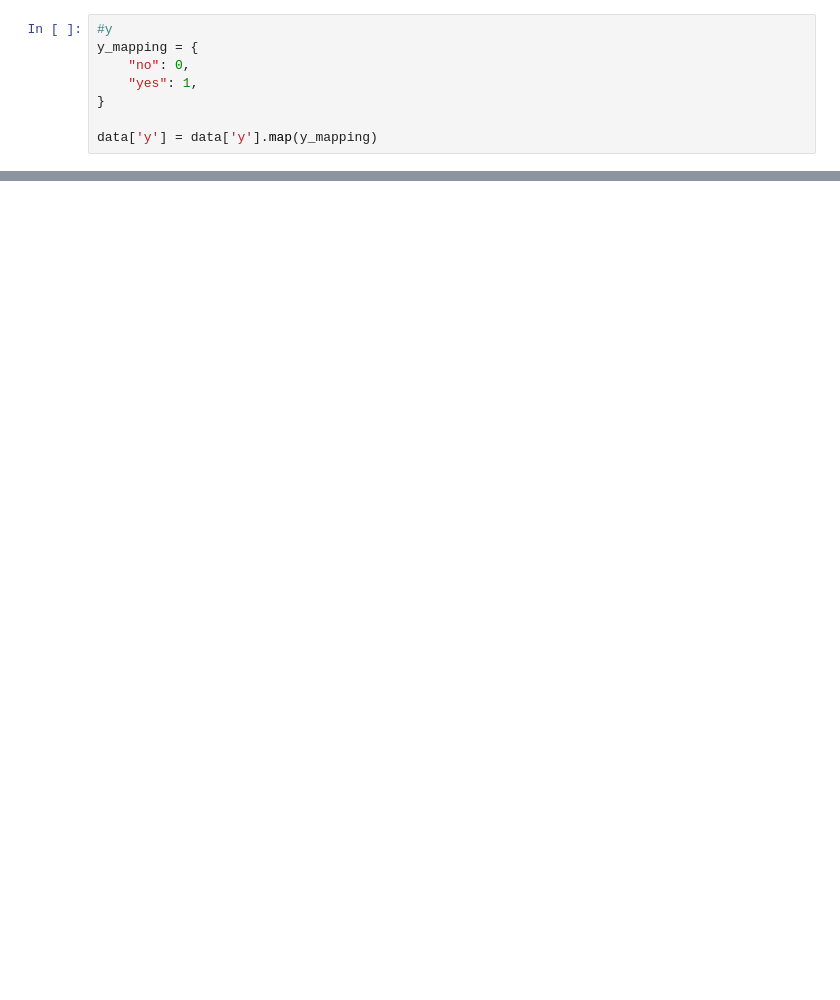
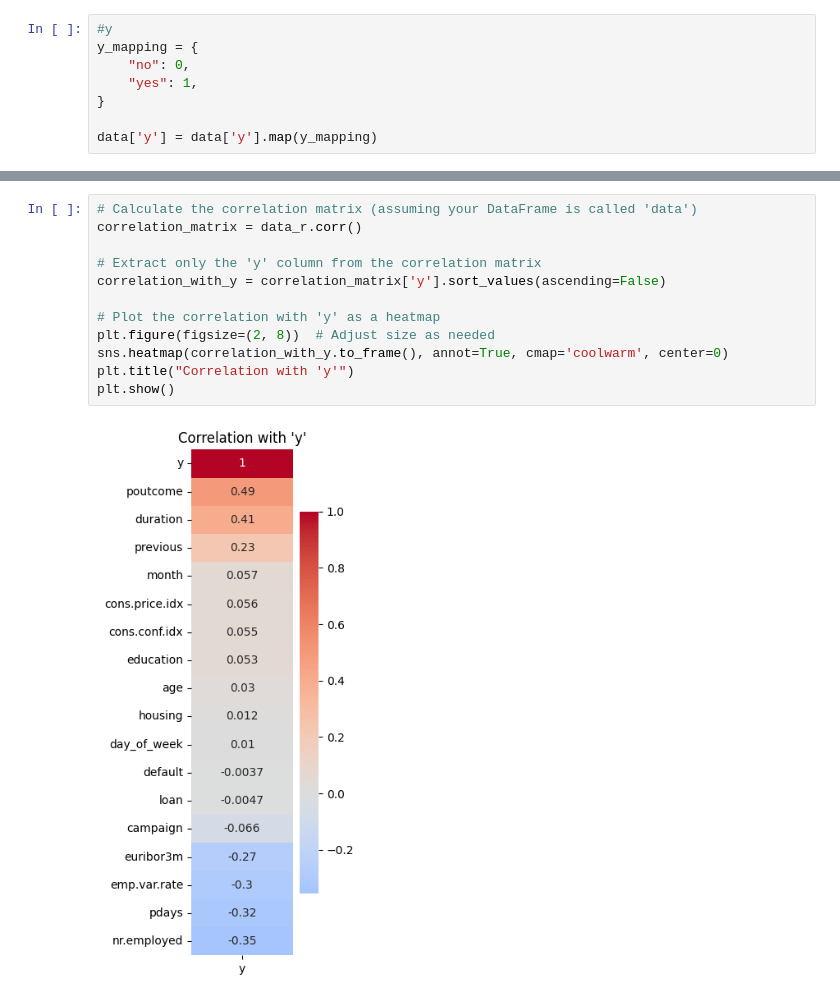
Before and after one commit to juliant117/NSW_mla, a Jupyter notebook: assesst_1.ipynb, the cells around one changed output, grey strips where cells are left out. Cells and saved outputs as stored; diff of their text form; blank space fills up the shorter version.

```diff
--- a/assesst_1.ipynb
+++ b/assesst_1.ipynb
@@ -313,0 +357,14 @@ print(data.head())
+# %%
+# Calculate the correlation matrix (assuming your DataFrame is called 'data')
+correlation_matrix = data_r.corr()
+
+# Extract only the 'y' column from the correlation matrix
+correlation_with_y = correlation_matrix['y'].sort_values(ascending=False)
+
+# Plot the correlation with 'y' as a heatmap
+plt.figure(figsize=(2, 8))  # Adjust size as needed
+sns.heatmap(correlation_with_y.to_frame(), annot=True, cmap='coolwarm', center=0)
+plt.title("Correlation with 'y'")
+plt.show()
+# %% [output]
+[figure, added]
```
Also changed, not shown: parts of 31 cells of this notebook.
